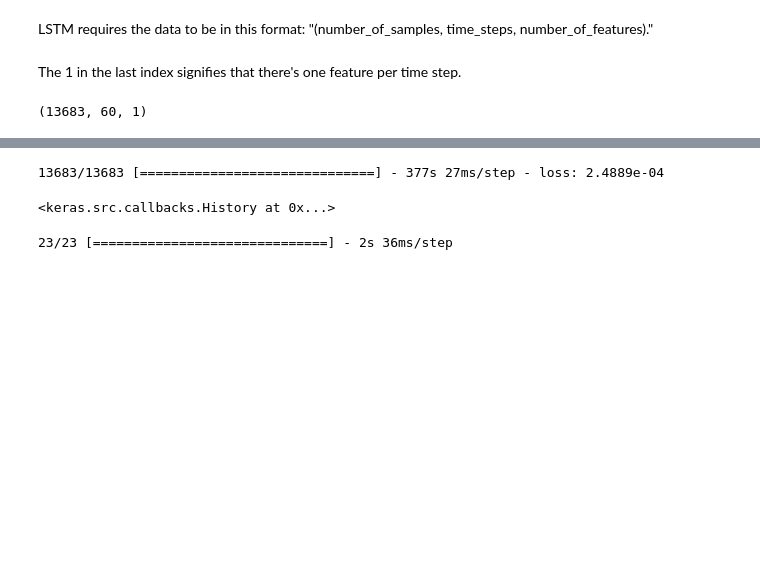
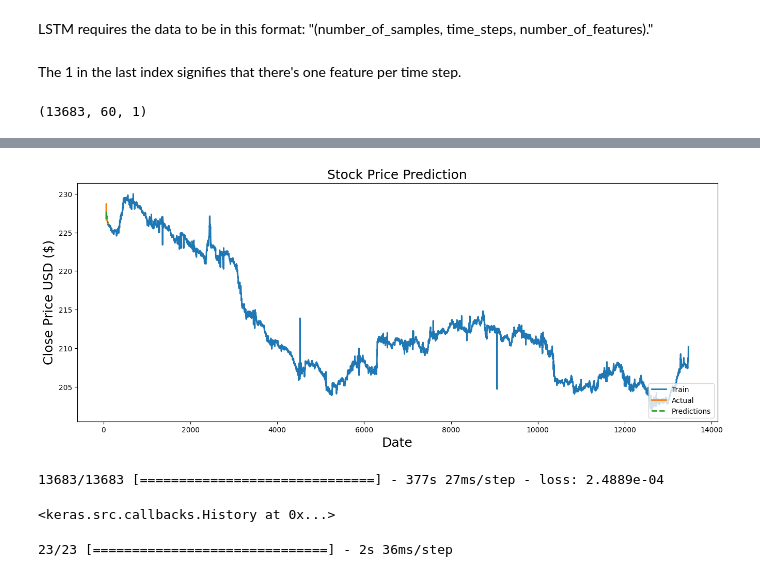
Before and after one commit to BouazizOmar/Automated-Stock-Price-Prediction-Pipeline-A-Complete-MLOps-Lifecycle, a Jupyter notebook: research/model_experiments.ipynb, the cells around one changed output, grey strips where cells are left out. Drawn from its saved outputs; the diff is of its cells as text; code cells hidden in the pictures; blank space fills up the shorter version.

Commit message:
Data training and evaluation added

```diff
--- a/research/model_experiments.ipynb
+++ b/research/model_experiments.ipynb
@@ -66,5 +66,5 @@ array([[222.4   ],
 # %%
 # Get the number of rows to train the model on
-training_data_len = int(np.ceil( len(dataset) * .95 ))
+training_data_len = len(dataset) - 100
 training_data_len
 # %% [output]
@@ -71,0 +94,2 @@ training_data_len
+# %%
+test_data = close_data.head(100)
@@ -124,0 +185,2 @@ x_train, y_train = np.array(x_train), np.array(y_train)
+# %%
+x_train, y_train, scaler = splitting_data(train_data)
@@ -139,0 +296,12 @@ x_train.shape
+# %%
+x_test, y_test, scaler = splitting_data(test_data)
+
+# Get the models predicted price values
+predictions = model.predict(x_test)
+predictions = scaler.inverse_transform(predictions)
+y_test_original = scaler.inverse_transform(y_test.reshape(-1, 1))
+
+
+# Get the root mean squared error (RMSE)
+rmse = np.sqrt(np.mean(((predictions - y_test_original) ** 2)))
+rmse
@@ -140,3 +327,27 @@ x_train.shape
+# %%
+valid = test_data[60:].copy()  # Slice the data to match the length of predictions
+valid['Predictions'] = predictions
+
+# Plot the training data and validation data (predictions vs. actuals)
+plt.figure(figsize=(16, 6))
+plt.title('Stock Price Prediction', fontsize=18)
+plt.xlabel('Date', fontsize=18)
+plt.ylabel('Close Price USD ($)', fontsize=18)
+
+# Plotting the actual training data
+plt.plot(train_data.index, train_data['close'], label='Train', linewidth=2)
+
+# Plotting the actual and predicted values for validation
+plt.plot(valid.index, valid['close'], label='Actual', linewidth=2)
+plt.plot(valid.index, valid['Predictions'], label='Predictions', linestyle='--', linewidth=2)
+
+# Add legend
+plt.legend(loc='lower right')
+
+# Show the plot
+plt.show()
+# %% [output]
+[figure, added]
 # %%
 from keras.models import Sequential
 from keras.layers import Dense, LSTM
```
Also changed, not shown: parts of 20 cells of this notebook, 41 other files.
